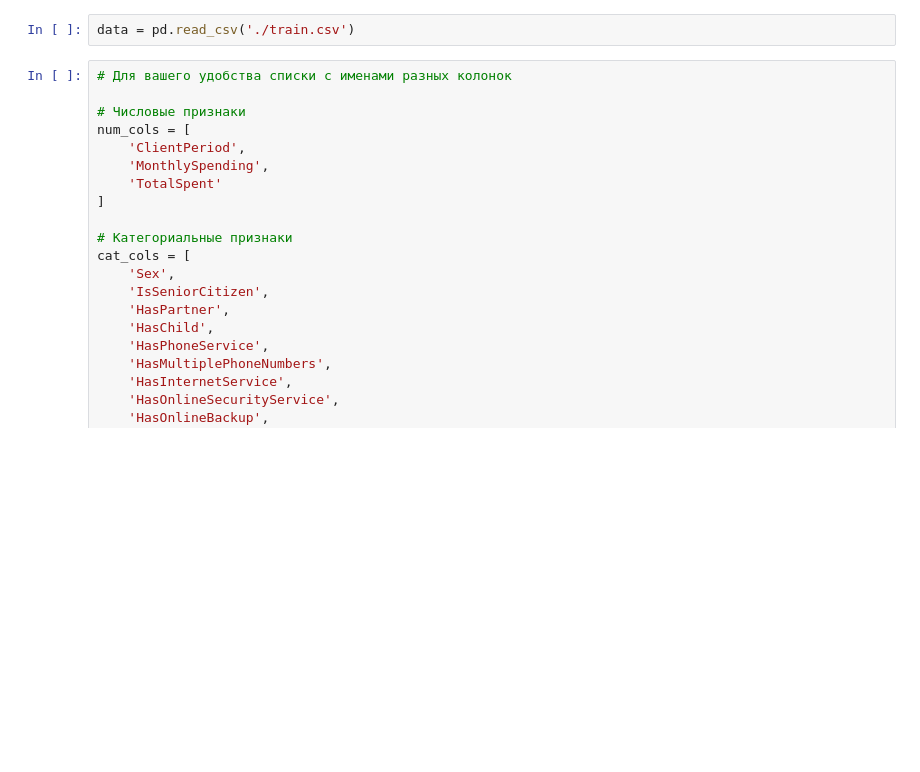
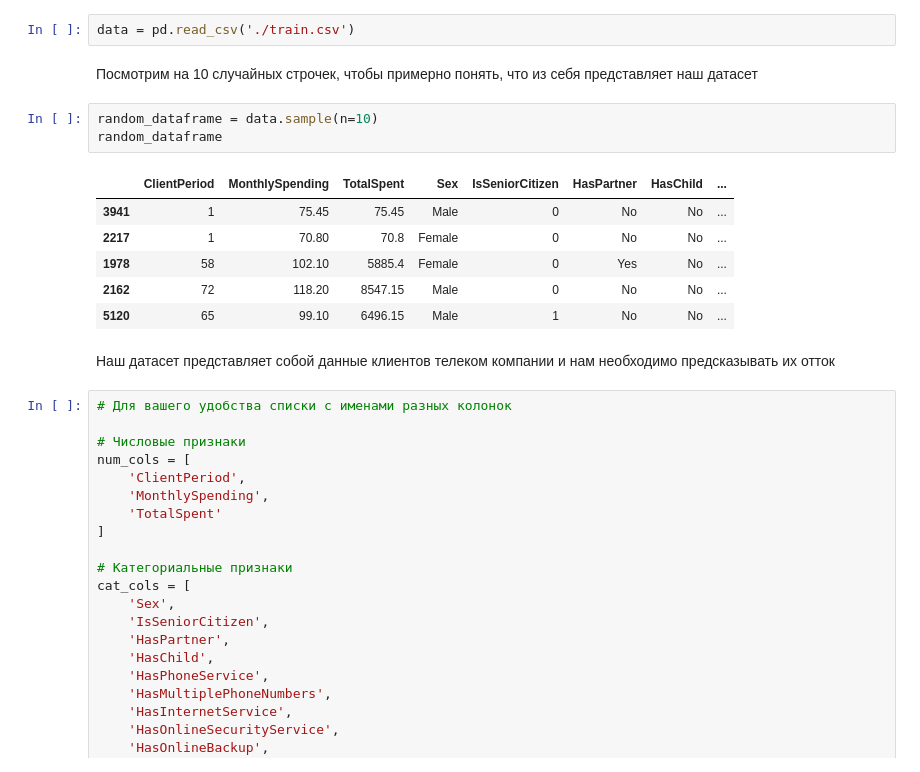
Before and after one commit to bbalandin/Trial, a Jupyter notebook: week_03_composition_model_selection/Homework/hw_3_kaggle.ipynb, the cells around one changed output. Cells and saved outputs as stored; diff of their text form; blank space fills up the shorter version.

```diff
--- a/week_03_composition_model_selection/Homework/hw_3_kaggle.ipynb
+++ b/week_03_composition_model_selection/Homework/hw_3_kaggle.ipynb
@@ -109,5 +119,19 @@ from matplotlib import pyplot as plt
 # %%
 data = pd.read_csv('./train.csv')
+# %% [markdown]
+Посмотрим на 10 случайных строчек, чтобы примерно понять, что из себя представляет наш датасет
+# %%
+random_dataframe = data.sample(n=10)
+random_dataframe
+# %% [output]
+|  | ClientPeriod | MonthlySpending | TotalSpent | Sex | IsSeniorCitizen | HasPartner | HasChild | ... |
+| 3941 | 1 | 75.45 | 75.45 | Male | 0 | No | No | ... |
+| 2217 | 1 | 70.80 | 70.8 | Female | 0 | No | No | ... |
+| 1978 | 58 | 102.10 | 5885.4 | Female | 0 | Yes | No | ... |
+| 2162 | 72 | 118.20 | 8547.15 | Male | 0 | No | No | ... |
+| 5120 | 65 | 99.10 | 6496.15 | Male | 1 | No | No | ... |
+# %% [markdown]
+Наш датасет представляет собой данные клиентов телеком компании и нам необходимо предсказывать их отток
 # %%
 # Для вашего удобства списки с именами разных колонок
 
```
Also changed, not shown: parts of 5 cells of this notebook.
